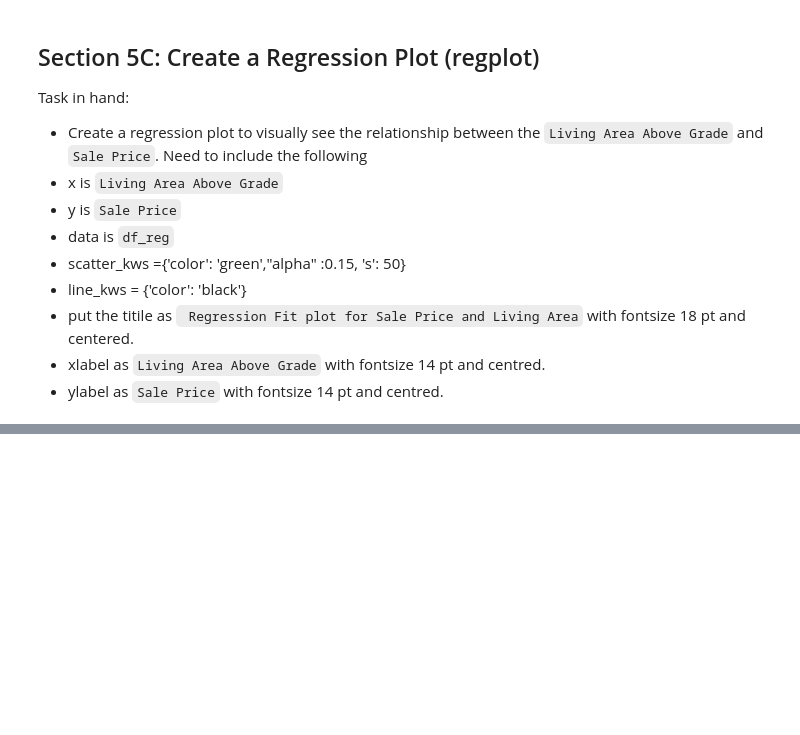
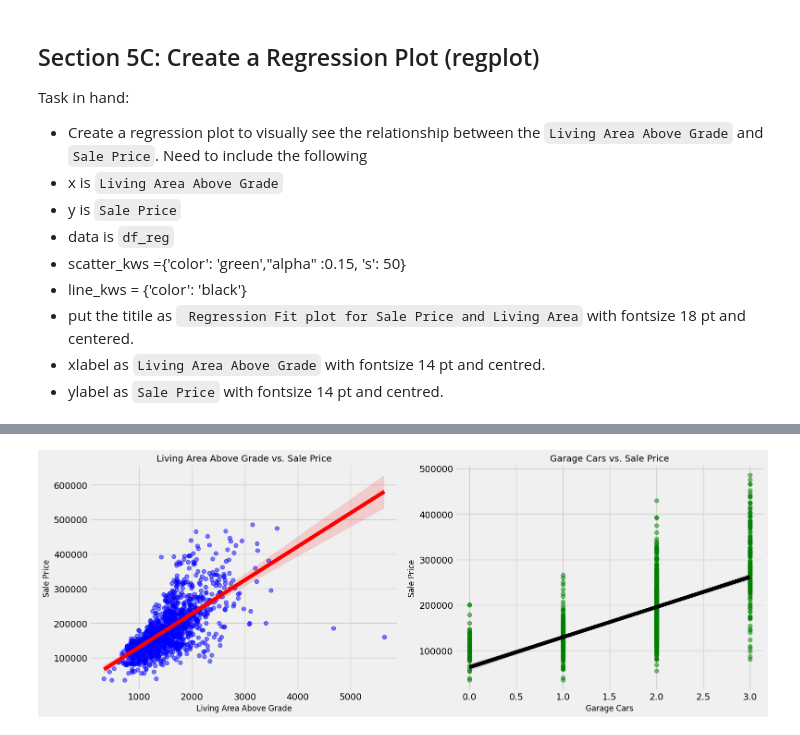
Before and after one commit to IKSHRESTHA/Data-Understanding-Assignment-MTSU, a Jupyter notebook: HW03/HW03_ShresthaK.ipynb, the cells around one changed output, grey strips where cells are left out. Saved outputs shown, nothing was run; the diff lists cells and outputs as text; code cells hidden in the pictures; blank space fills up the shorter version.

```diff
--- a/HW03/HW03_ShresthaK.ipynb
+++ b/HW03/HW03_ShresthaK.ipynb
@@ -168,0 +332,9 @@ plt.show()
+# %%
+# Create a table with specified columns
+df_reg2 = pd.concat([df_realestate[['Living Area Above Grade', 'Garage Cars', 'Sale Price']], pred2, resid2], axis=1)
+
+# Rename columns to match Figure 6
+df_reg2.columns = ['Living Area Above Grade', 'Garage Cars', 'Sale Price', 'Sale Price Predicted', 'Residuals']
+
+# View the first 10 rows of the table
+print(df_reg2.head(10))
@@ -168,0 +367,25 @@ plt.show()
+# %%
+# Create a subplot with two regression plots
+fig, axes = plt.subplots(1, 2, figsize=(16, 6))
+
+# Regression plot for 'Living Area Above Grade' vs. 'Sale Price'
+sns.regplot(x='Living Area Above Grade', y='Sale Price', data=df_reg2, ax=axes[0],
+            scatter_kws={'color': 'blue', 'alpha': 0.5, 's': 40},
+            line_kws={'color': 'red'})
+axes[0].set_title('Living Area Above Grade vs. Sale Price', fontsize=14)
+axes[0].set_xlabel('Living Area Above Grade', fontsize=12)
+axes[0].set_ylabel('Sale Price', fontsize=12)
+
+# Regression plot for 'Garage Cars' vs. 'Sale Price'
+sns.regplot(x='Garage Cars', y='Sale Price', data=df_reg2, ax=axes[1],
+            scatter_kws={'color': 'green', 'alpha': 0.5, 's': 40},
+            line_kws={'color': 'black'})
+axes[1].set_title('Garage Cars vs. Sale Price', fontsize=14)
+axes[1].set_xlabel('Garage Cars', fontsize=12)
+axes[1].set_ylabel('Sale Price', fontsize=12)
+
+# Adjust layout
+plt.tight_layout()
+plt.show()
+# %% [output]
+[figure, added]
```
Also changed, not shown: parts of 17 cells of this notebook.
